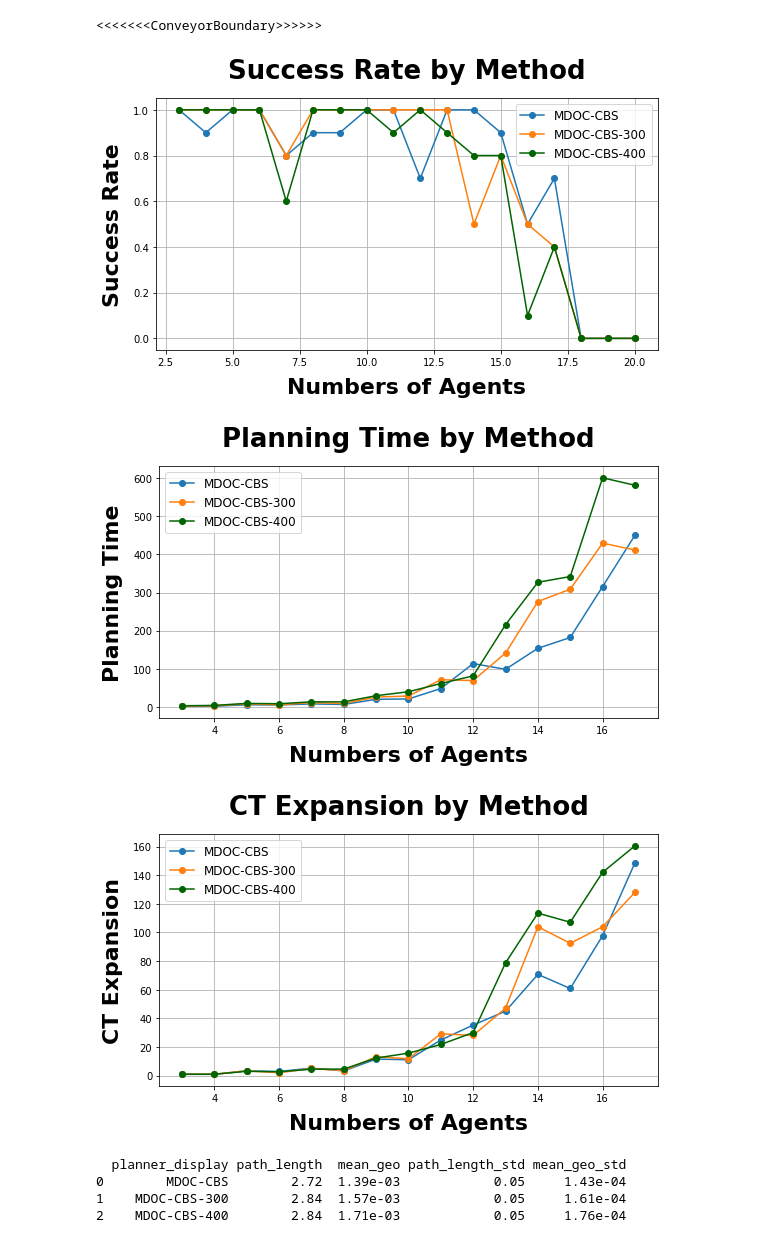
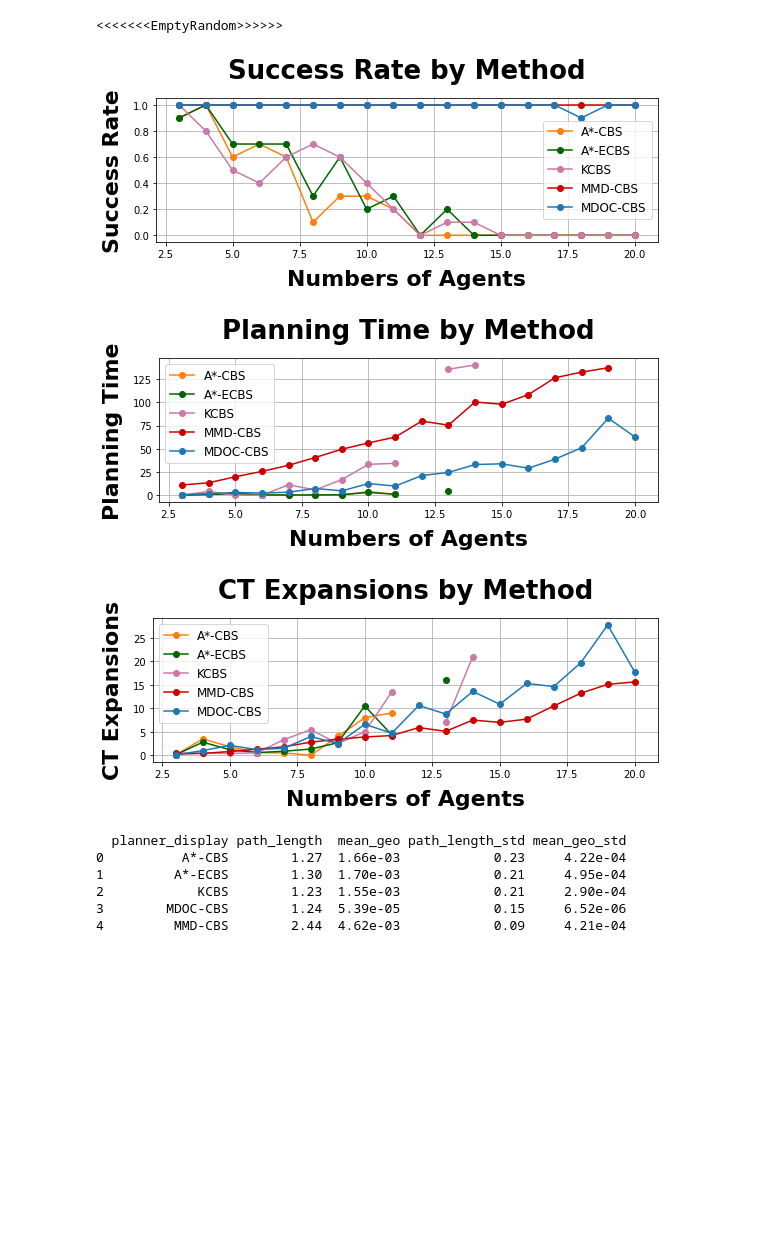
Before and after one commit to hhhhzl/mdoc, a Jupyter notebook: assets/notebooks.ipynb, the cells around one changed output. Saved outputs shown, nothing was run; the diff lists cells and outputs as text; code cells hidden in the pictures; blank space fills up the shorter version.

```diff
--- a/assets/notebooks.ipynb
+++ b/assets/notebooks.ipynb
@@ -239,11 +239,11 @@ def plot_metrics(
         elif m == "time":
             m_name = "Planning Time"
         elif m == "expansions":
-            m_name = "CT Expansion"
+            m_name = "CT Expansions"
         else:
             m_name = m
 
-        plt.figure(figsize=(8, 5))
+        plt.figure(figsize=(8, 3.5))
         x_vals = plot_pivot.columns.tolist()
 
         color_map = {}
@@ -350,7 +350,7 @@ def plot_metrics_two_env(
         elif m == "time":
             m_name = "Planning Time"
         elif m == "expansions":
-            m_name = "CT Expansion"
+            m_name = "CT Expansions"
         else:
             m_name = m
 
@@ -655,8 +655,8 @@ params = [
 #     {"env":["ConveyorCircle"], "ablation": False, "time_upper": 1000, "mdoc_baseline":"single_200_r"},
 #     {"env":["ConveyorBoundary"], "ablation": False, "time_upper": 1000, "mdoc_baseline":"single_200_r"},
 #     {"env":["ConveyorRandom"], "ablation": False, "time_upper": 1000, "mdoc_baseline":"single_200_r"},
-    {"env":["EmptyCircle", "EmptyBoundary"], "ablation": False, "time_upper": 500, "mdoc_baseline":"single_100_r", "methods":["A*-ECBS", "KCBS", "MMD-CBS", 'MDOC-CBS']},
-    {"env":["ConveyorCircle", "ConveyorBoundary"], "ablation": False, "time_upper": 500, "mdoc_baseline":"single_200_r", "methods":["A*-ECBS", "KCBS", "MMD-CBS", 'MDOC-CBS']}
+    {"env":["EmptyCircle", "EmptyBoundary"], "ablation": False, "time_upper": 500, "mdoc_baseline":"single_100_r", "methods":["KCBS", "MMD-CBS", 'MDOC-CBS']},
+    {"env":["ConveyorCircle", "ConveyorBoundary"], "ablation": False, "time_upper": 500, "mdoc_baseline":"single_200_r", "methods":["KCBS", "MMD-CBS", 'MDOC-CBS']}
 ]
 
 for para in params:
@@ -704,22 +705,27 @@ for para in params:
 # %%
 params = [
 #     {"env":["EmptyCircle"], "ablation": True, "time_upper": 1000, "mdoc_baseline":"single_100_r", "methods":["A*-CBS", "A*-ECBS", "KCBS", "MMD-CBS", 'MDOC-CBS']},
-    {"env":["ConveyorBoundary"], "ablation": True, "time_upper": 1000, "mdoc_baseline":"single_200_r",},
+#    {"env":["ConveyorCircle"], "ablation": False, "time_upper": 600, "mdoc_baseline":"single_200_r","methods":["A*-CBS", "A*-ECBS", "KCBS", "MMD-CBS", 'MDOC-CBS', 'MDOC-ECBS']},
 #     {"env":["EmptyBoundary"], "ablation": False, "time_upper": 1000, "mdoc_baseline":"single_100_r"},
-#     {"env":["EmptyRandom"], "ablation": False, "time_upper": 1000, "mdoc_baseline":"single_100_r"},
+     {"env":["EmptyRandom"], "ablation": False, "time_upper": 1000, "mdoc_baseline":"single_100_r"},
 #     {"env":["ConveyorCircle"], "ablation": False, "time_upper": 1000, "mdoc_baseline":"single_200_r"},
 #     {"env":["ConveyorBoundary"], "ablation": False, "time_upper": 1000, "mdoc_baseline":"single_200_r"},
 #     {"env":["ConveyorRandom"], "ablation": False, "time_upper": 1000, "mdoc_baseline":"single_200_r"},
+#     {"env":["RandomBasic"], "ablation": False, "time_upper": 600, "mdoc_baseline":"single_100_r","methods":["A*-CBS", "A*-ECBS", "KCBS", "MMD-CBS"]},
+#     {"env":["RandomDense"], "ablation": False, "time_upper": 600, "mdoc_baseline":"single_100_r","methods":["A*-CBS", "A*-ECBS", "KCBS", "MMD-CBS"]},
+#     {"env":["RandomLarge"], "ablation": False, "time_upper": 600, "mdoc_baseline":"single_100_r","methods":["A*-CBS", "A*-ECBS", "KCBS"]},
 ]
 
 for para in params:
     main(**para)
 # %% [output]
-<<<<<<<ConveyorBoundary>>>>>>
+<<<<<<<EmptyRandom>>>>>>
-[figure, old version]
+[figure, new version]
-[figure, old version]
+[figure, new version]
-[figure, old version]
+[figure, new version]
   planner_display path_length  mean_geo path_length_std mean_geo_std
-0        MDOC-CBS        2.72  1.39e-03            0.05     1.43e-04
-1    MDOC-CBS-300        2.84  1.57e-03            0.05     1.61e-04
-2    MDOC-CBS-400        2.84  1.71e-03            0.05     1.76e-04
+0          A*-CBS        1.27  1.66e-03            0.23     4.22e-04
+1         A*-ECBS        1.30  1.70e-03            0.21     4.95e-04
+2            KCBS        1.23  1.55e-03            0.21     2.90e-04
+3        MDOC-CBS        1.24  5.39e-05            0.15     6.52e-06
+4         MMD-CBS        2.44  4.62e-03            0.09     4.21e-04
```
Also changed, not shown: parts of 2 cells of this notebook, 18 other files.
